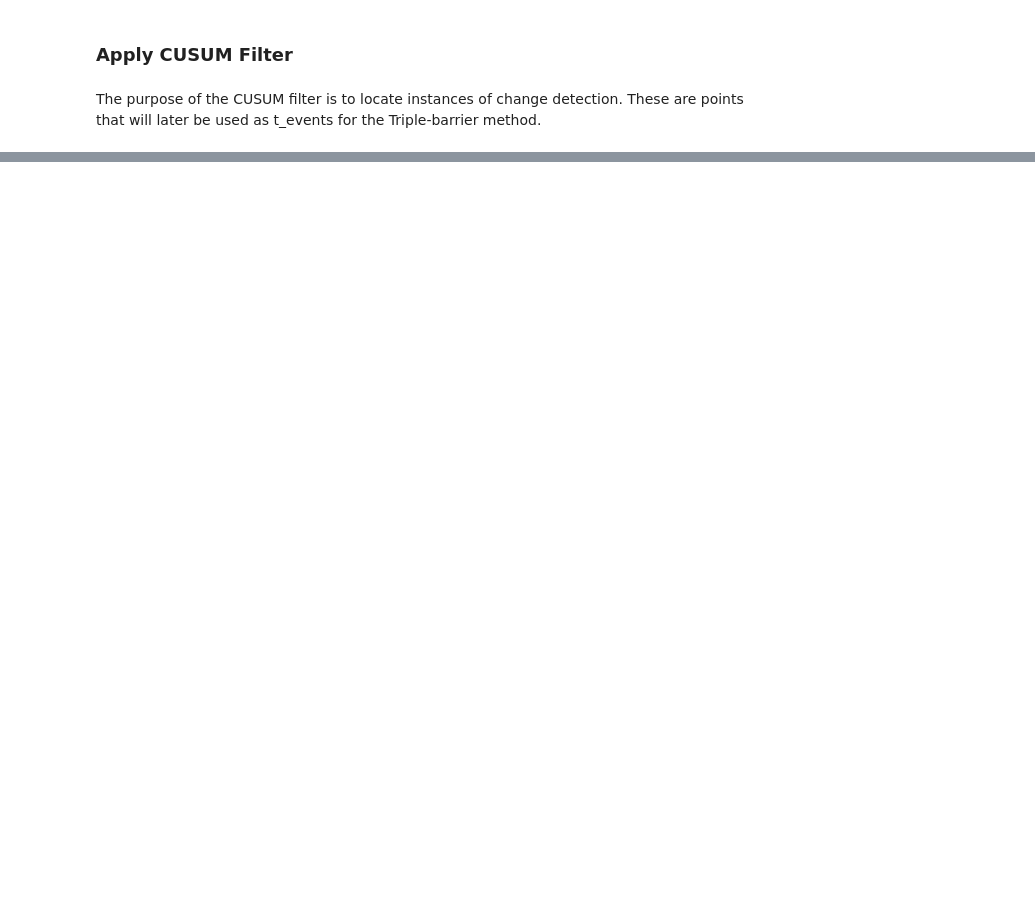
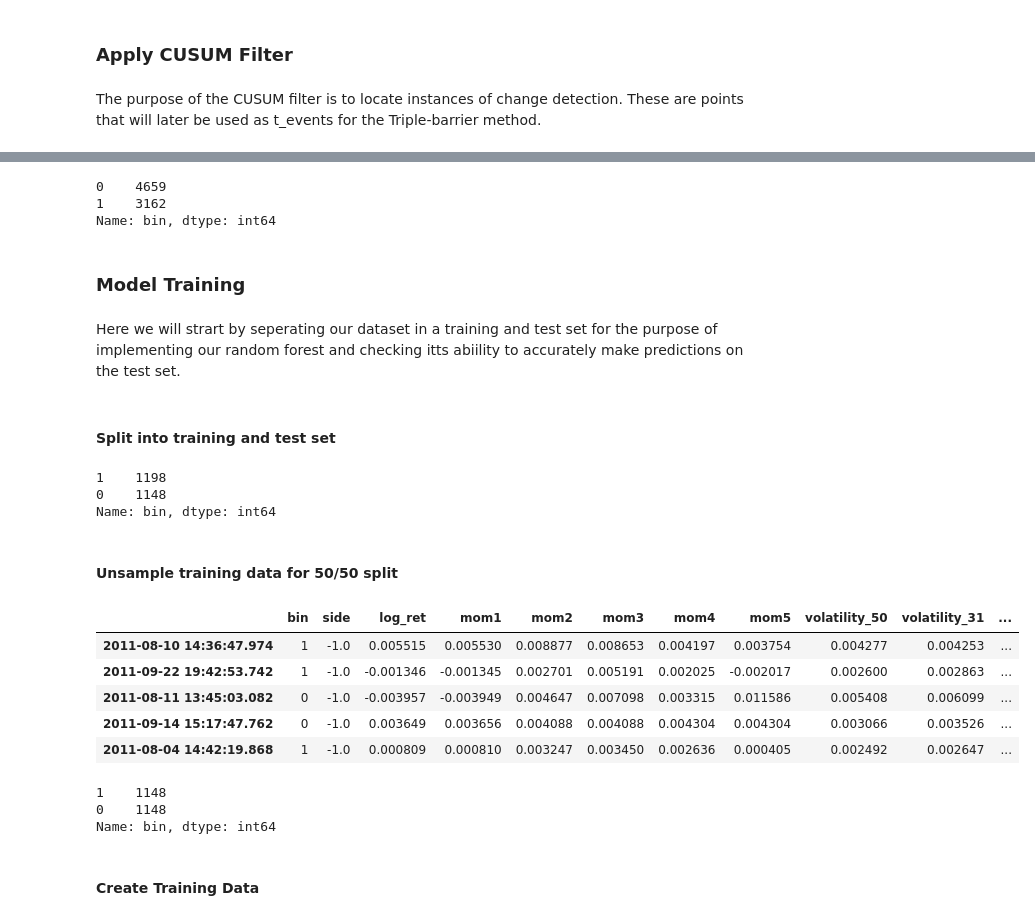
Before and after one commit to LaoKpa/openquant, a Jupyter notebook: ml-pipeline/meta_labeling.ipynb, the cells around one changed output, grey strips where cells are left out. Saved outputs shown, nothing was run; the diff lists cells and outputs as text; code cells hidden in the pictures; blank space fills up the shorter version.

```diff
--- a/ml-pipeline/meta_labeling.ipynb
+++ b/ml-pipeline/meta_labeling.ipynb
@@ -131,0 +365,35 @@ NameError: name 'ml' is not defined
+# %%
+# print the y values (0, 1)
+y.value_counts()
+# %% [output]
+0    4659
+1    3162
+Name: bin, dtype: int64
+# %% [markdown]
+### Model Training
+# %% [markdown]
+Here we will strart by seperating our dataset in a training and test set for the purpose of implementing our random forest and checking itts abiility to accurately make predictions on the test set.
+# %% [markdown]
+#### Split into training and test set
+# %%
+raw_data = raw_data.dropna()
+x_training_validation = x
+y_training_validation = y
+# %%
+# function to create train, test, and split data from scikit-learn
+x_train, x_validate, y_train, y_validate = sk.model_selection.train_test_split(
+                                        x_training_validation,
+                                        y_training_validation,
+                                        test_size=0.70,
+                                        train_size=0.30,
+                                        shuffle=False)
+# %%
+# create train dataframe
+train_df = pd.concat([y_train,x_train], axis=1, join='inner')
+train_df['bin'].value_counts()
+# %% [output]
+1    1198
+0    1148
+Name: bin, dtype: int64
+# %% [markdown]
+#### Unsample training data for 50/50 split
@@ -131,0 +403,28 @@ NameError: name 'ml' is not defined
+# %%
+majority = train_df[train_df['bin'] == 0]
+minority = train_df[train_df['bin'] == 1]
+
+new_minority = sk.utils.resample(minority,
+                        replace=True,
+                        n_samples=majority.shape[0], # to match majority class
+                        random_state=42) # figure random state out
+
+train_df = pd.concat([majority, new_minority])
+train_df = sk.utils.shuffle(train_df, random_state=42)
+# %%
+train_df.head()
+# %% [output]
+|  | bin | side | log_ret | mom1 | mom2 | mom3 | mom4 | mom5 | volatility_50 | volatility_31 | ... |
+| 2011-08-10 14:36:47.974 | 1 | -1.0 | 0.005515 | 0.005530 | 0.008877 | 0.008653 | 0.004197 | 0.003754 | 0.004277 | 0.004253 | ... |
+| 2011-09-22 19:42:53.742 | 1 | -1.0 | -0.001346 | -0.001345 | 0.002701 | 0.005191 | 0.002025 | -0.002017 | 0.002600 | 0.002863 | ... |
+| 2011-08-11 13:45:03.082 | 0 | -1.0 | -0.003957 | -0.003949 | 0.004647 | 0.007098 | 0.003315 | 0.011586 | 0.005408 | 0.006099 | ... |
+| 2011-09-14 15:17:47.762 | 0 | -1.0 | 0.003649 | 0.003656 | 0.004088 | 0.004088 | 0.004304 | 0.004304 | 0.003066 | 0.003526 | ... |
+| 2011-08-04 14:42:19.868 | 1 | -1.0 | 0.000809 | 0.000810 | 0.003247 | 0.003450 | 0.002636 | 0.000405 | 0.002492 | 0.002647 | ... |
+# %%
+train_df['bin'].value_counts()
+# %% [output]
+1    1148
+0    1148
+Name: bin, dtype: int64
+# %% [markdown]
+#### Create Training Data
```
Also changed, not shown: parts of 45 cells of this notebook, 2 other files.
